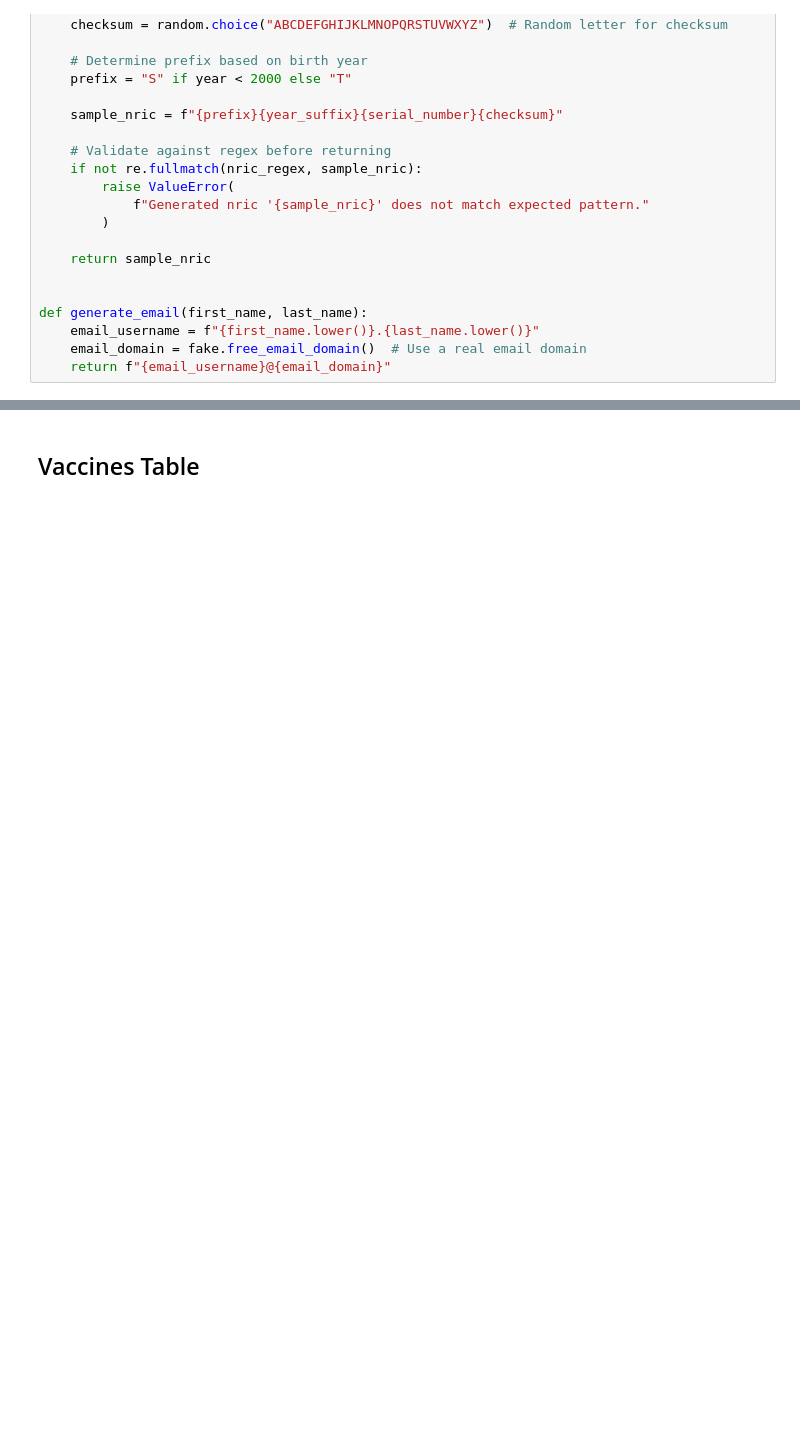
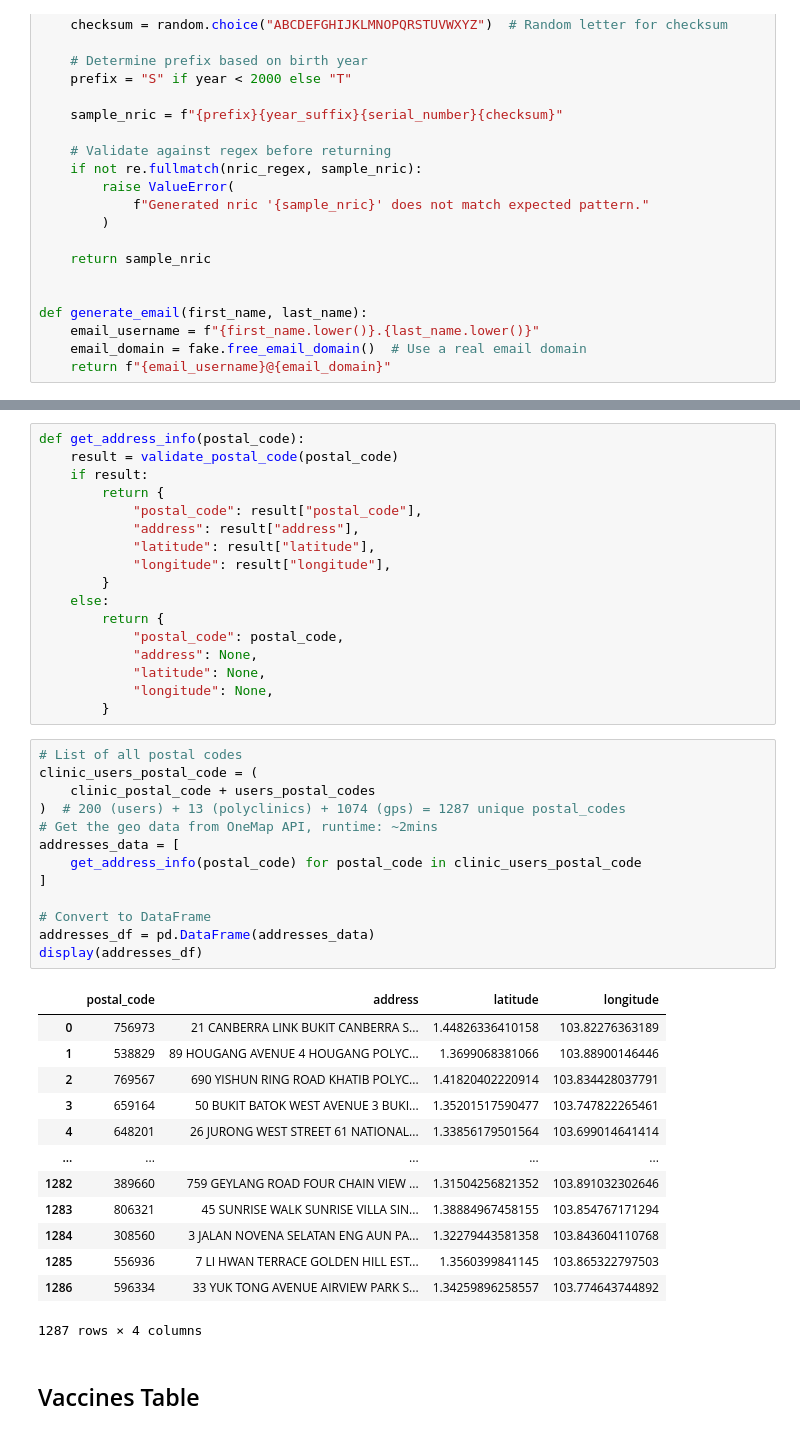
Before and after one commit to 0Upjh80d/agents, a Jupyter notebook: notebooks/genarate_database.ipynb, the cells around one changed output, grey strips where cells are left out. Drawn from its saved outputs; the diff is of its cells as text; blank space fills up the shorter version.

```diff
--- a/notebooks/genarate_database.ipynb
+++ b/notebooks/genarate_database.ipynb
@@ -143,2 +493,46 @@ All date are in range
+# %%
+def get_address_info(postal_code):
+    result = validate_postal_code(postal_code)
+    if result:
+        return {
+            "postal_code": result["postal_code"],
+            "address": result["address"],
+            "latitude": result["latitude"],
+            "longitude": result["longitude"],
+        }
+    else:
+        return {
+            "postal_code": postal_code,
+            "address": None,
+            "latitude": None,
+            "longitude": None,
+        }
+# %%
+# List of all postal codes
+clinic_users_postal_code = (
+    clinic_postal_code + users_postal_codes
+)  # 200 (users) + 13 (polyclinics) + 1074 (gps) = 1287 unique postal_codes
+# Get the geo data from OneMap API, runtime: ~2mins
+addresses_data = [
+    get_address_info(postal_code) for postal_code in clinic_users_postal_code
+]
+
+# Convert to DataFrame
+addresses_df = pd.DataFrame(addresses_data)
+display(addresses_df)
+# %% [output]
+|  | postal_code | address | latitude | longitude |
+| 0 | 756973 | 21 CANBERRA LINK BUKIT CANBERRA S... | 1.44826336410158 | 103.82276363189 |
+| 1 | 538829 | 89 HOUGANG AVENUE 4 HOUGANG POLYC... | 1.3699068381066 | 103.88900146446 |
+| 2 | 769567 | 690 YISHUN RING ROAD KHATIB POLYC... | 1.41820402220914 | 103.834428037791 |
+| 3 | 659164 | 50 BUKIT BATOK WEST AVENUE 3 BUKI... | 1.35201517590477 | 103.747822265461 |
+| 4 | 648201 | 26 JURONG WEST STREET 61 NATIONAL... | 1.33856179501564 | 103.699014641414 |
+| ... | ... | ... | ... | ... |
+| 1282 | 389660 | 759 GEYLANG ROAD FOUR CHAIN VIEW ... | 1.31504256821352 | 103.891032302646 |
+| 1283 | 806321 | 45 SUNRISE WALK SUNRISE VILLA SIN... | 1.38884967458155 | 103.854767171294 |
+| 1284 | 308560 | 3 JALAN NOVENA SELATAN ENG AUN PA... | 1.32279443581358 | 103.843604110768 |
+| 1285 | 556936 | 7 LI HWAN TERRACE GOLDEN HILL EST... | 1.3560399841145 | 103.865322797503 |
+| 1286 | 596334 | 33 YUK TONG AVENUE AIRVIEW PARK S... | 1.34259896258557 | 103.774643744892 |
+1287 rows × 4 columns
 # %% [markdown]
 ## Vaccines Table
```
Also changed, not shown: parts of 39 cells of this notebook.
